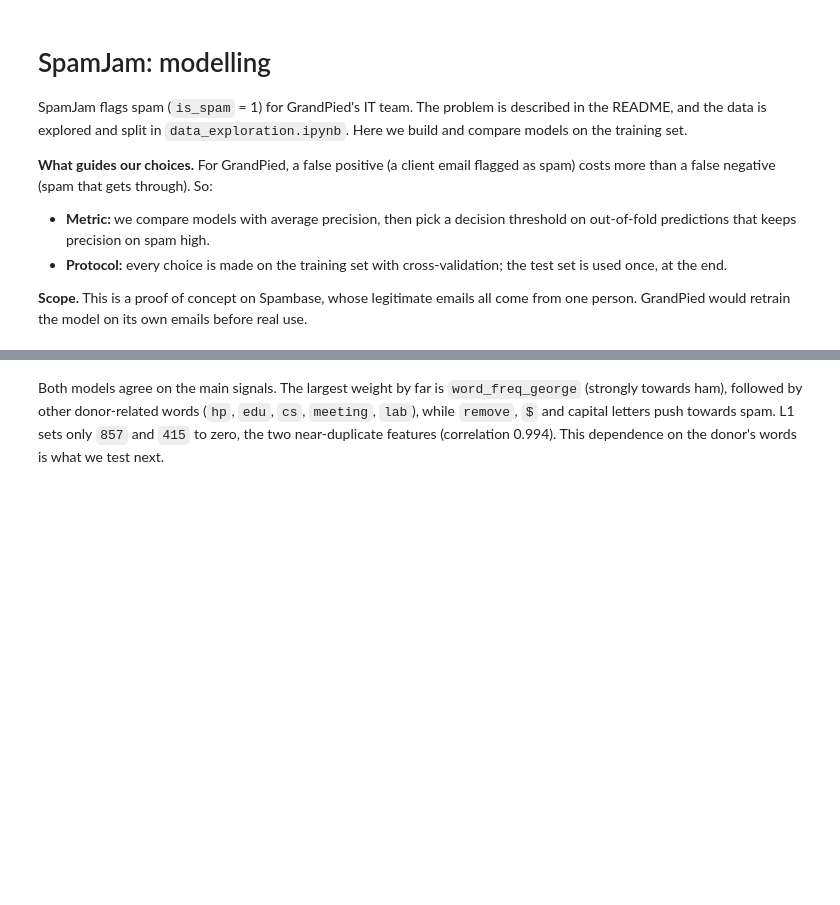
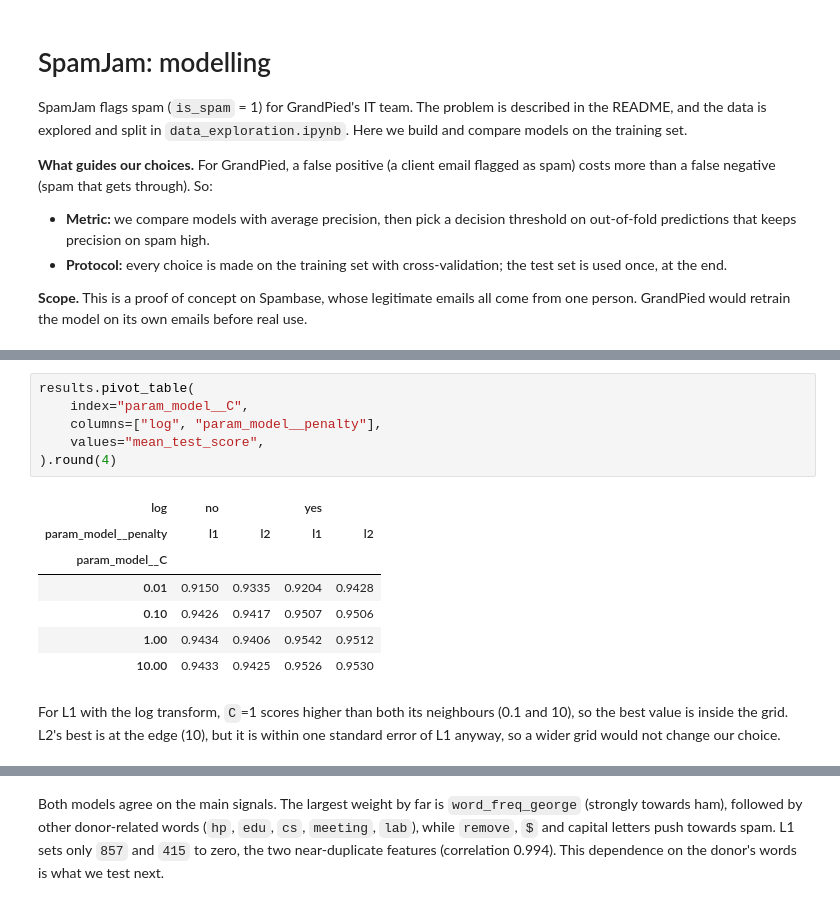
Before and after one commit to alajemba-vik/spamjam, a Jupyter notebook: notebooks/analysis.ipynb, the cells around one changed output, grey strips where cells are left out. Drawn from its saved outputs; the diff is of its cells as text; blank space fills up the shorter version.

```diff
--- a/notebooks/analysis.ipynb
+++ b/notebooks/analysis.ipynb
@@ -87 +128,17 @@ best.sort_values("mean_test_score", ascending=False).round(4)
+# %%
+results.pivot_table(
+    index="param_model__C",
+    columns=["log", "param_model__penalty"],
+    values="mean_test_score",
+).round(4)
+# %% [output]
+| log | no |  | yes |  |
+| param_model__penalty | l1 | l2 | l1 | l2 |
+| param_model__C |  |  |  |  |
+| 0.01 | 0.9150 | 0.9335 | 0.9204 | 0.9428 |
+| 0.10 | 0.9426 | 0.9417 | 0.9507 | 0.9506 |
+| 1.00 | 0.9434 | 0.9406 | 0.9542 | 0.9512 |
+| 10.00 | 0.9433 | 0.9425 | 0.9526 | 0.9530 |
+# %% [markdown]
+For L1 with the log transform, `C`=1 scores higher than both its neighbours (0.1 and 10), so the best value is inside the grid. L2's best is at the edge (10), but it is within one standard error of L1 anyway, so a wider grid would not change our choice.
 # %% [markdown]
```
Also changed, not shown: parts of 41 cells of this notebook, 5 other files.
